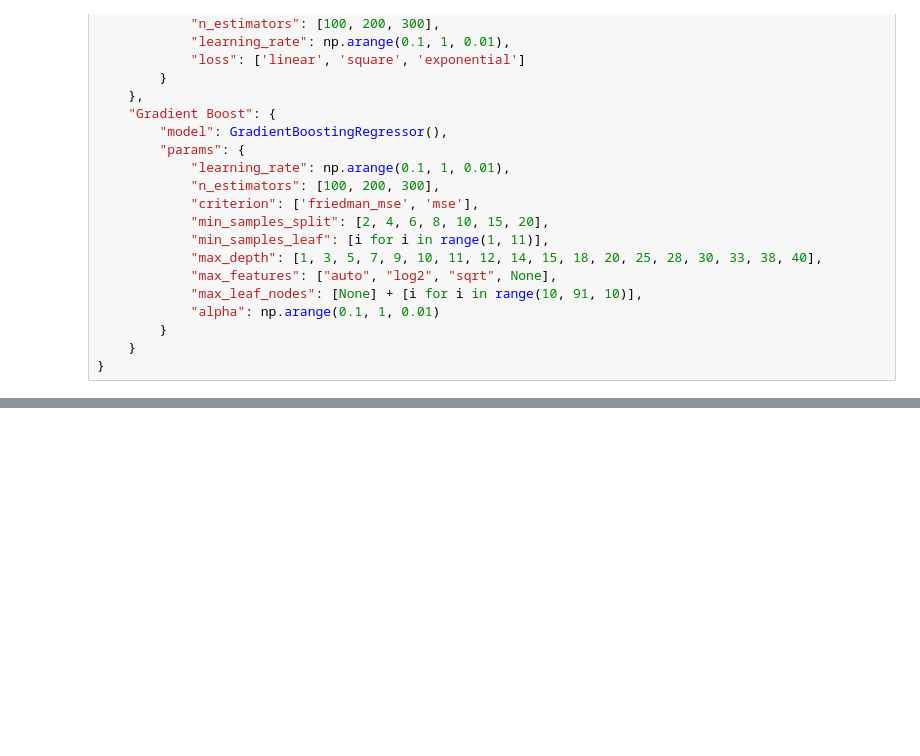
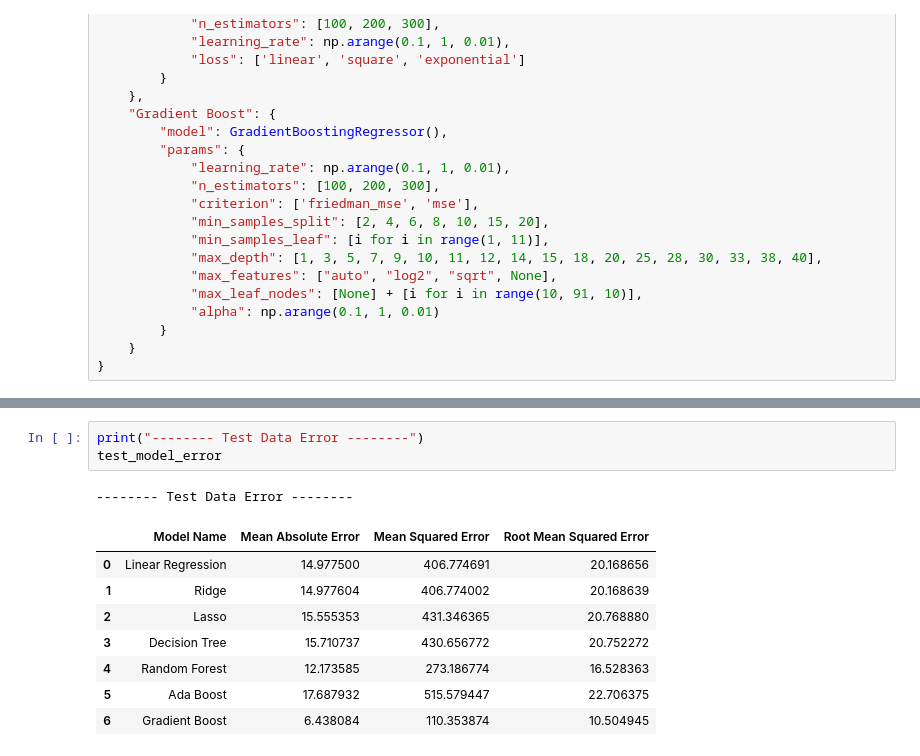
Before and after one commit to jaysoftic/ipl-score-predictor, a Jupyter notebook: IPL Model Training.ipynb, the cells around one changed output, grey strips where cells are left out. Drawn from its saved outputs; the diff is of its cells as text; blank space fills up the shorter version.

```diff
--- a/IPL Model Training.ipynb
+++ b/IPL Model Training.ipynb
@@ -421,0 +418,13 @@ Root Mean Squared Error: 10.618331096547795
+# %%
+print("-------- Test Data Error --------")
+test_model_error
+# %% [output]
+-------- Test Data Error --------
+|  | Model Name | Mean Absolute Error | Mean Squared Error | Root Mean Squared Error |
+| 0 | Linear Regression | 14.977500 | 406.774691 | 20.168656 |
+| 1 | Ridge | 14.977604 | 406.774002 | 20.168639 |
+| 2 | Lasso | 15.555353 | 431.346365 | 20.768880 |
+| 3 | Decision Tree | 15.710737 | 430.656772 | 20.752272 |
+| 4 | Random Forest | 12.173585 | 273.186774 | 16.528363 |
+| 5 | Ada Boost | 17.687932 | 515.579447 | 22.706375 |
+| 6 | Gradient Boost | 6.438084 | 110.353874 | 10.504945 |
```
Also changed, not shown: parts of 11 cells of this notebook, 11 other files.
